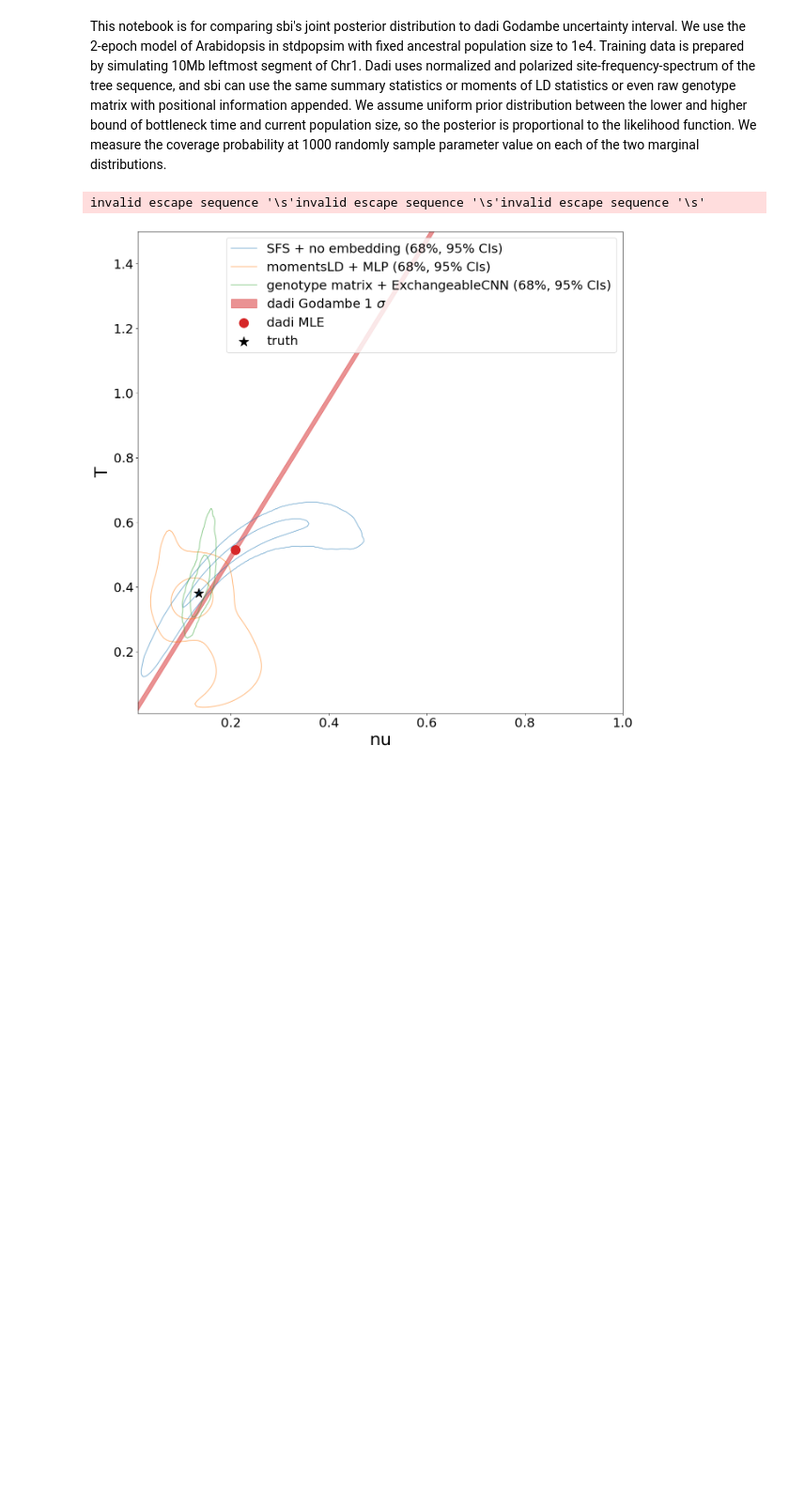
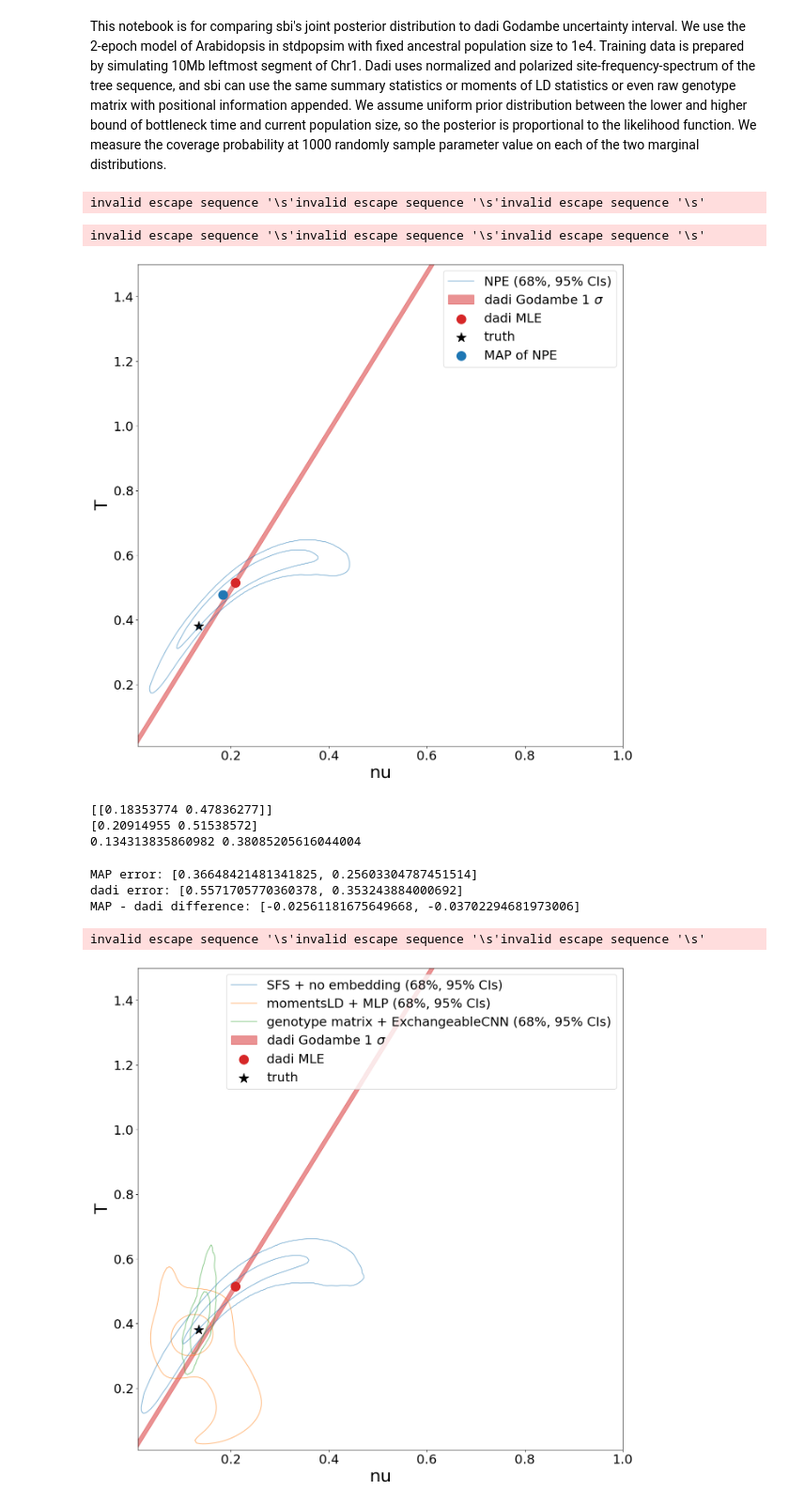
Before and after one commit to kr-colab/popgensbi_snakemake, a Jupyter notebook: plots/AraTha/compare_to_dadi_2epoch_model.ipynb, the cells around one changed output. Shown at 94% size. Cells and saved outputs as stored; diff of their text form; code cells hidden in the pictures; blank space fills up the shorter version.

```diff
--- a/plots/compare_to_dadi_2epoch_model.ipynb
+++ b/plots/AraTha/compare_to_dadi_2epoch_model.ipynb
@@ -90,4 +90,56 @@ posterior_pd = pd.DataFrame({"nu":np.array([npe_sfs_samples[:,0], npe_momentsLD_
                             "method": ["SFS + no embedding" for _ in range(len(npe_sfs_samples))]+
                                                 ["momentsLD + MLP" for _ in range(len(npe_momentsLD_samples))]+
                                                 ["genotype matrix + ExchangeableCNN" for _ in range(len(npe_end2end_samples))]})
+# %%
+map_sfs = np.load("NPE_sfs_map.npy")
+# %%
+vals, vecs = np.linalg.eigh(cov)
+order = vals.argsort()[::-1]
+vecs = vecs[:,order]
+vals = vals[order]
+theta = np.degrees(np.arctan2(*vecs[:,0][::-1]))
+width, height = 2 * np.sqrt(vals)
+ellip = Ellipse(xy=MLE, width=width, height=height, angle=theta, alpha=0.5, label="dadi Godambe 1 $\sigma$", color=plt.cm.tab10(3))
+# %% [output]
+invalid escape sequence '\s'invalid escape sequence '\s'invalid escape sequence '\s'
+# %%
+fig, ax = plt.subplots(figsize=(15, 15))
+kde_plot = sns.kdeplot(data=posterior_pd[:len(npe_sfs_samples)], x="nu", y="T", hue="method", ax=ax, legend=False, alpha=0.5, levels=[0.05, 0.32])
+kde_handles = [plt.Line2D([], [], color=plt.cm.tab10(0), linestyle='-', alpha=0.5, label="NPE (68%, 95% CIs)")]
+ellip = Ellipse(xy=MLE, width=width, height=height, angle=theta, alpha=0.5, label="dadi Godambe 1 $\sigma$", color=plt.cm.tab10(3))
+
+scatter_handles = [ax.add_artist(ellip),
+    ax.scatter(MLE[0], MLE[1], s=250, color=plt.cm.tab10(3), label="dadi MLE"),
+    ax.scatter(nu_true, T_true, s=300, marker='*', color="k", label="truth"),
+    ax.scatter(map_sfs[0][0], map_sfs[0][1], s=250, color=plt.cm.tab10(0), label="MAP of NPE")]
+all_handles = kde_handles + scatter_handles
+ax.legend(handles=all_handles, loc='upper right')
+ax.set_xlim((lower_bound[0], upper_bound[0]))
+ax.set_ylim((lower_bound[1], upper_bound[1]))
+ax.set_xlabel("nu", fontsize=30)
+ax.set_ylabel("T", fontsize=30)
+plt.savefig("posterior_comparison_sfs_only.pdf")
+# %% [output]
+invalid escape sequence '\s'invalid escape sequence '\s'invalid escape sequence '\s'
+[figure, added]
+# %%
+print(map_sfs)
+print(MLE)
+print(nu_true, T_true)
+# %% [output]
+[[0.18353774 0.47836277]]
+[0.20914955 0.51538572]
+0.134313835860982 0.38085205616044004
+# %%
+map_error = [(map_sfs[0][0] - nu_true)/nu_true, (map_sfs[0][1] - T_true)/T_true]
+dadi_error = [(MLE[0] - nu_true)/nu_true, (MLE[1] - T_true)/T_true]
+
+map_dadi_difference = [map_sfs[0][0] - MLE[0], map_sfs[0][1] - MLE[1]]
+print(f"MAP error: {map_error}")
+print(f"dadi error: {dadi_error}")
+print(f"MAP - dadi difference: {map_dadi_difference}")
+# %% [output]
+MAP error: [0.36648421481341825, 0.25603304787451514]
+dadi error: [0.5571705770360378, 0.353243884000692]
+MAP - dadi difference: [-0.02561181675649668, -0.03702294681973006]
 # %%
```
Also changed, not shown: parts of 1 cell of this notebook, 23 other files.
